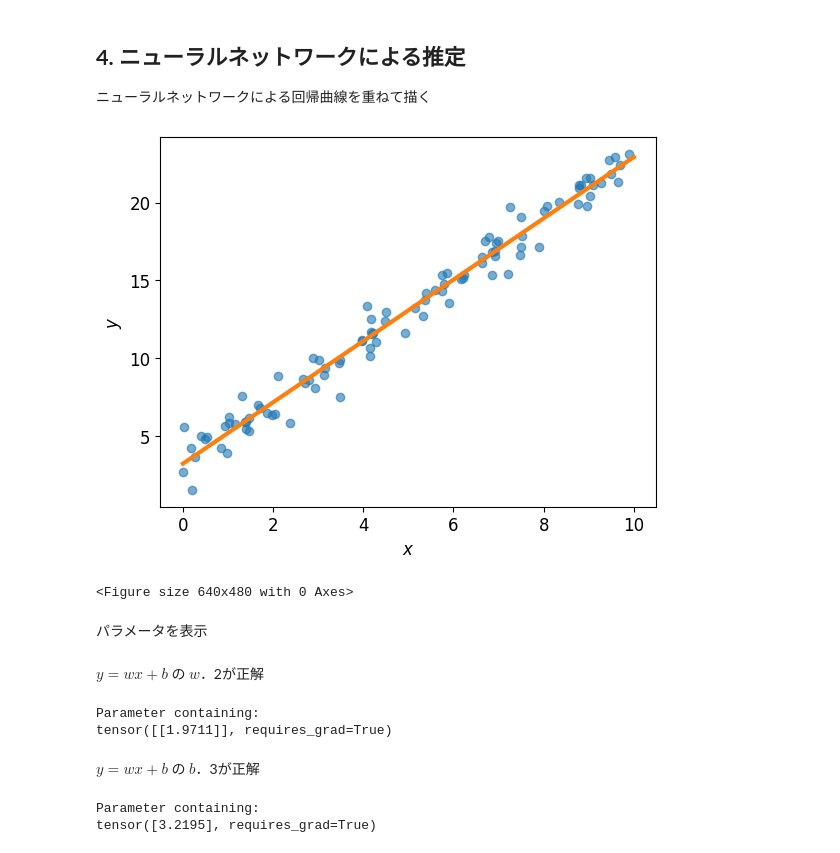
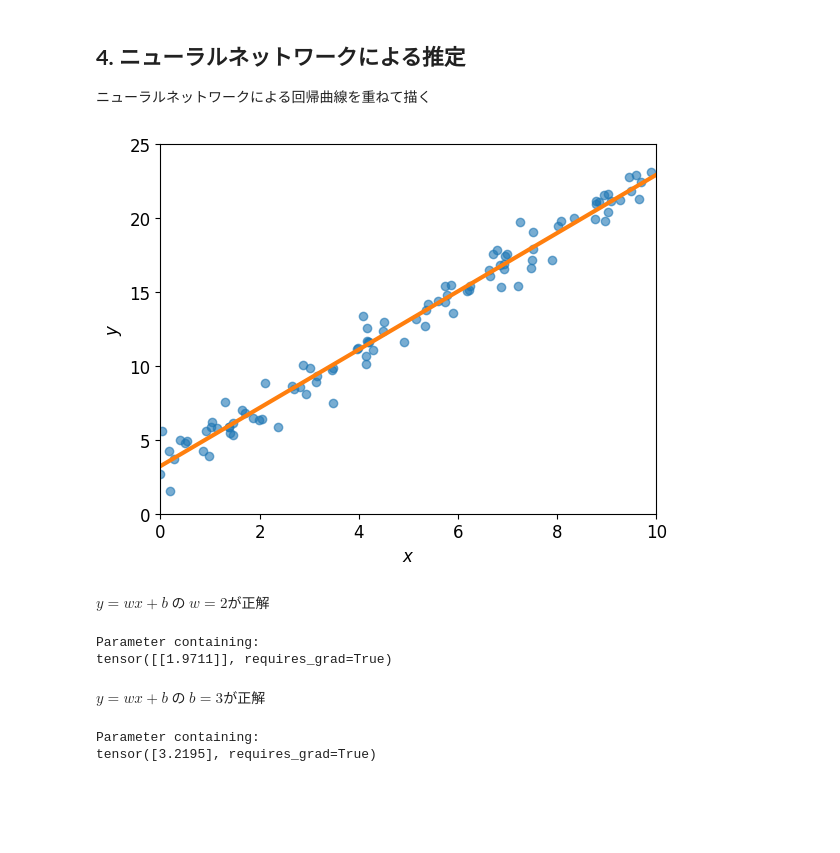
Before and after one commit to kojiyam/machine-learning, a Jupyter notebook: denso7_regression1.ipynb, the cells around one changed output. Saved outputs shown, nothing was run; the diff lists cells and outputs as text; code cells hidden in the pictures; blank space fills up the shorter version.

```diff
--- a/denso7_regression1.ipynb
+++ b/denso7_regression1.ipynb
@@ -132,26 +153,25 @@ f.eval()
 
 # テスト入力
 # [0,10]の中の等間隔な100点
-x_new = np.linspace(0, 10, 100)
-x_new_tensor = torch.from_numpy(x_new.reshape(-1, 1)).float()
+x_test = np.linspace(0, 10, 100)
+x_test_tensor = torch.from_numpy(x_test.reshape(-1, 1)).float()
 
 # テスト入力に対する推定値
 with torch.no_grad():
-    y_pred_tensor = f(x_new_tensor)
+    y_pred_tensor = f(x_test_tensor)
 y_pred = y_pred_tensor.data.numpy()
 # %%
 #@title 図描画
 plt.xlabel('$x$')
 plt.ylabel('$y$')
+plt.xlim([0,10])
+plt.ylim([0,25])
 plt.scatter(x, y, alpha=0.6)
-plt.plot(x_new, y_pred, c='tab:orange', linewidth=3)
+plt.plot(x_test, y_pred, c='tab:orange', linewidth=3)
 plt.show()
 # plt.savefig("200720_denso7_regression1_2.pdf", transparent=True, bbox_inches='tight')
 # %% [output]
-[figure, old version]
+[figure, new version]
-<Figure size 640x480 with 0 Axes>
-# %% [markdown]
-パラメータを表示
 # %% [markdown]
-$ y = w x + b $ の $w$．2が正解
+$ y = w x + b $ の $w=2$が正解
 # %%
@@ -160,7 +181,8 @@ print(f.ｆｃ1.weight)
 Parameter containing:
 tensor([[1.9711]], requires_grad=True)
 # %% [markdown]
-$ y = w x + b $ の $b$．3が正解
+
+$ y = w x + b $ の $b=3$が正解
 # %%
 print(f.ｆｃ1.bias)
 # %% [output]
```
Also changed, not shown: parts of 16 cells of this notebook.
